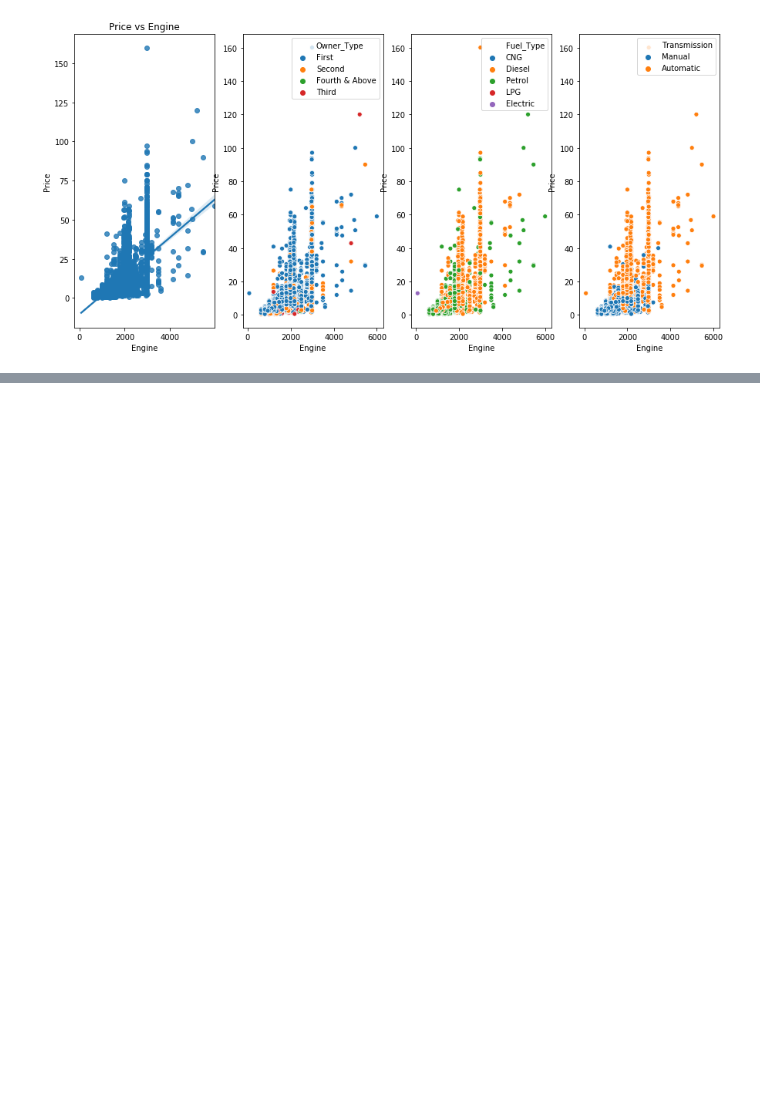
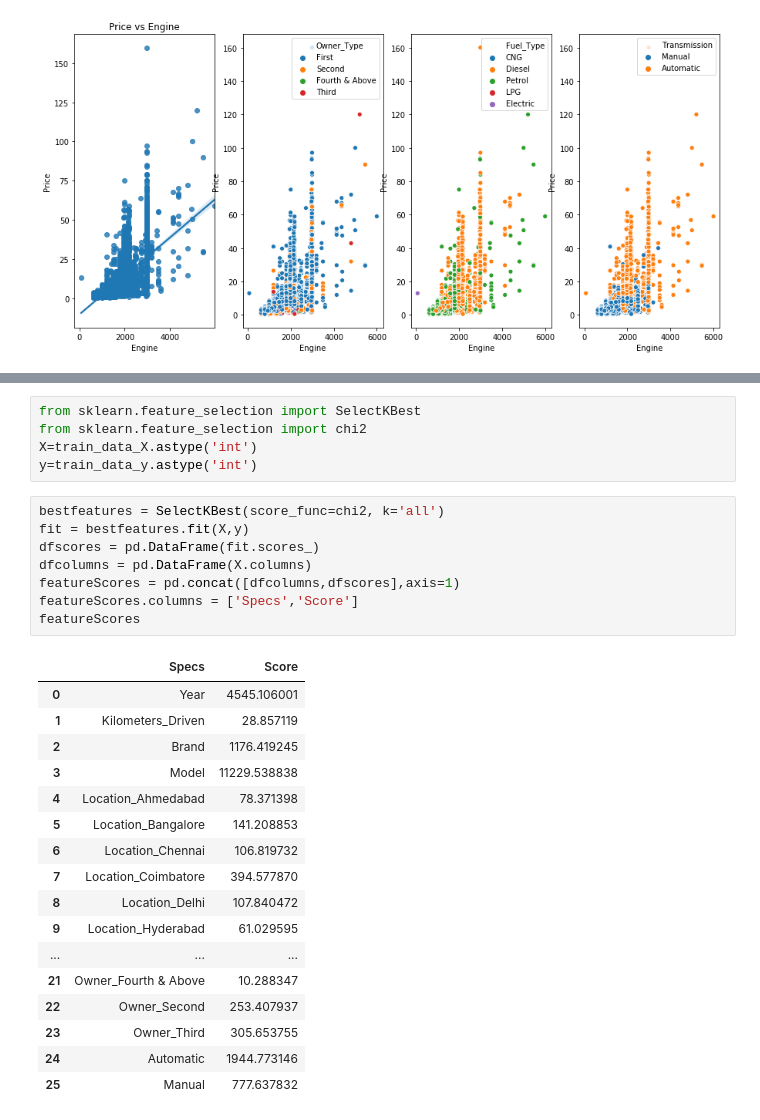
Before and after one commit to Project-Team-0/Car-Price-Prediction, a Jupyter notebook: Car Price Prediction.ipynb, the cells around one changed output, grey strips where cells are left out. Cells and saved outputs as stored; diff of their text form; blank space fills up the shorter version.

```diff
--- a/Car Price Prediction.ipynb
+++ b/Car Price Prediction.ipynb
@@ -470,0 +552,31 @@ sns.scatterplot(x=train_data['Engine'],y=train_data['Price'],hue=train_data['Tra
+# %%
+from sklearn.feature_selection import SelectKBest
+from sklearn.feature_selection import chi2
+X=train_data_X.astype('int')
+y=train_data_y.astype('int')
+# %%
+bestfeatures = SelectKBest(score_func=chi2, k='all')
+fit = bestfeatures.fit(X,y)
+dfscores = pd.DataFrame(fit.scores_)
+dfcolumns = pd.DataFrame(X.columns)
+featureScores = pd.concat([dfcolumns,dfscores],axis=1)
+featureScores.columns = ['Specs','Score']
+featureScores
+# %% [output]
+|  | Specs | Score |
+| 0 | Year | 4545.106001 |
+| 1 | Kilometers_Driven | 28.857119 |
+| 2 | Brand | 1176.419245 |
+| 3 | Model | 11229.538838 |
+| 4 | Location_Ahmedabad | 78.371398 |
+| 5 | Location_Bangalore | 141.208853 |
+| 6 | Location_Chennai | 106.819732 |
+| 7 | Location_Coimbatore | 394.577870 |
+| 8 | Location_Delhi | 107.840472 |
+| 9 | Location_Hyderabad | 61.029595 |
+| ... | ... | ... |
+| 21 | Owner_Fourth & Above | 10.288347 |
+| 22 | Owner_Second | 253.407937 |
+| 23 | Owner_Third | 305.653755 |
+| 24 | Automatic | 1944.773146 |
+| 25 | Manual | 777.637832 |
```
Also changed, not shown: parts of 18 cells of this notebook.
